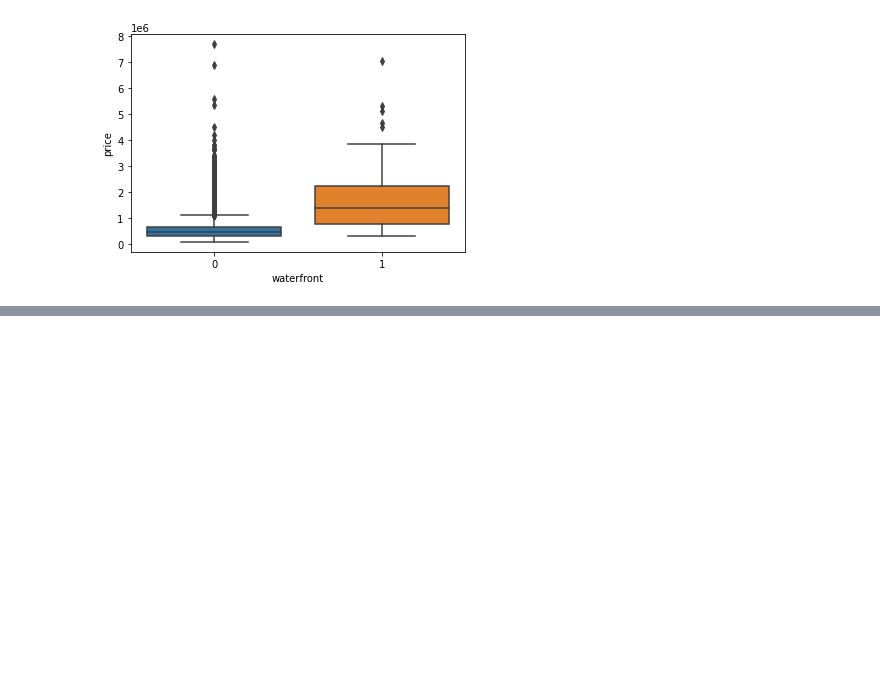
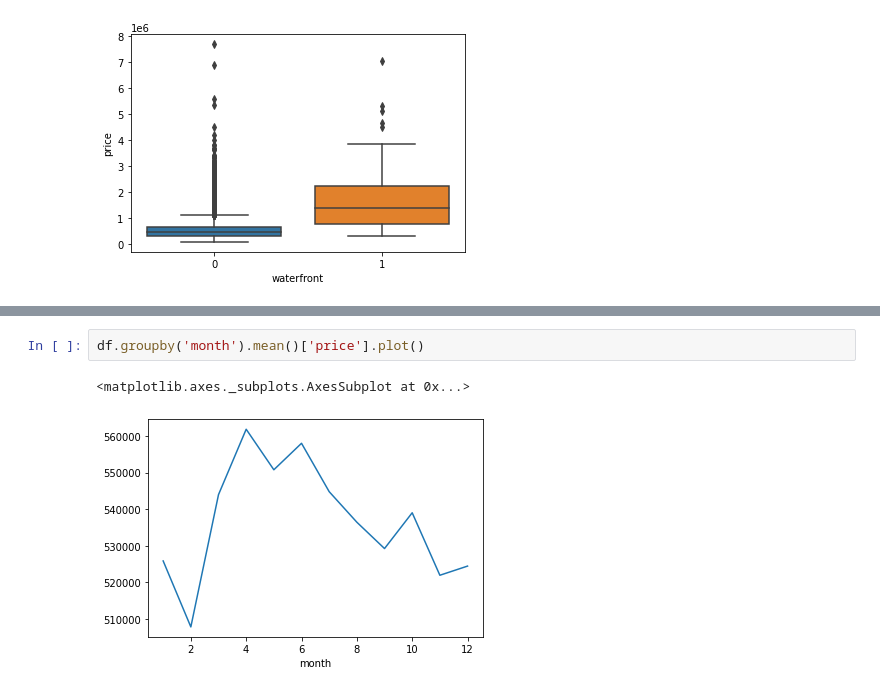
Before and after one commit to saima8/Deep-Learning, a Jupyter notebook: Keras_Regression.ipynb, the cells around one changed output, grey strips where cells are left out. Cells and saved outputs as stored; diff of their text form; blank space fills up the shorter version.

```diff
--- a/Keras_Regression.ipynb
+++ b/Keras_Regression.ipynb
@@ -185,0 +251,5 @@ sns.boxplot(x='waterfront', y='price', data=df)
+# %%
+df.groupby('month').mean()['price'].plot()
+# %% [output]
+<matplotlib.axes._subplots.AxesSubplot at 0x...>
+[figure, added]
```
Also changed, not shown: parts of 17 cells of this notebook.
